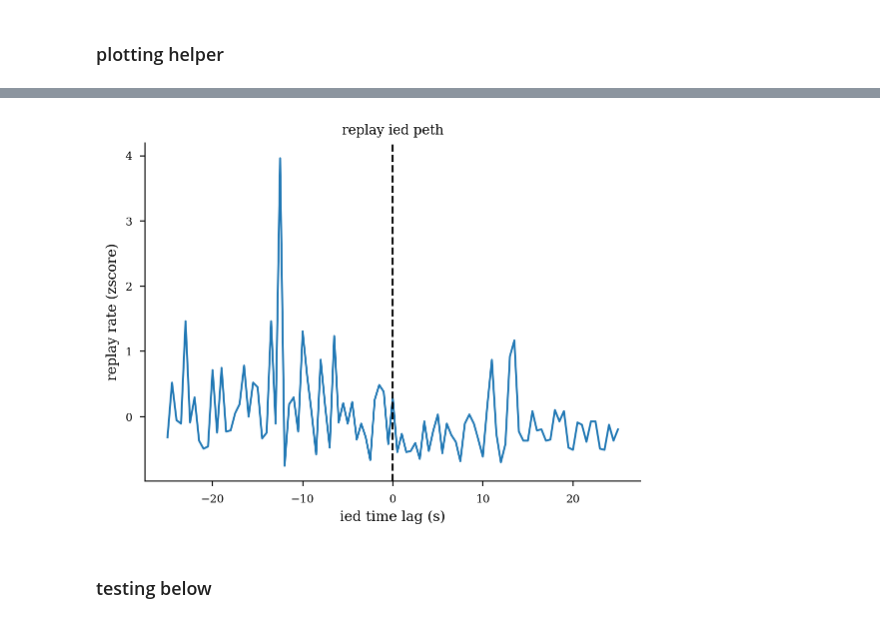
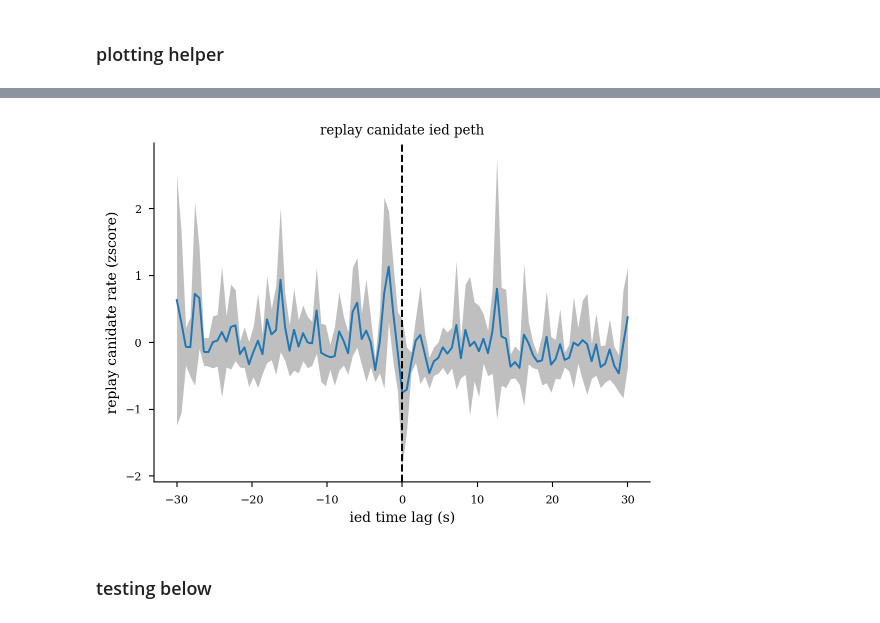
Before and after one commit to ryanharvey1/ad_ied, a Jupyter notebook: scripts/replay/replay_ied.ipynb, the cells around one changed output, grey strips where cells are left out. Drawn from its saved outputs; the diff is of its cells as text; code cells hidden in the pictures.

```diff
--- a/scripts/replay/replay_ied.ipynb
+++ b/scripts/replay/replay_ied.ipynb
@@ -32,7 +34,7 @@ fig_save_path = r'D:\github\ad_ied\results'
 # %% [markdown]
 ## load replay results
 # %%
-save_path = r"D:\github\ad_ied\results\replay_v2"
+save_path = r"D:\github\ad_ied\results\replay_v3"
 
-df = replay_run.load_results(save_path,pre_task_post=True,verbose=True)
+df = replay_run.load_results(save_path,pre_task_post=True,verbose=False)
 # df = df.query("decoding_median_error < 23 & score_pval_col_cycle < 0.05 & score_pval_time_swap<0.05")
@@ -131,0 +225,4 @@ Name: label, dtype: int64
+# %%
+for basepath in results_df.basepath.unique():
+    pre_sleep_mean = results_df.query("basepath == @basepath & epoch=='pre_sleep'").trajectory_score.mean()
+    results_df.loc[results_df.basepath == basepath,"traj_score_presleep_norm"] = results_df.query("basepath == @basepath").trajectory_score / pre_sleep_mean
@@ -147,4 +284,6 @@ plt.savefig(r"D:\github\ad_ied\results\relay_trajectory_score.pdf",dpi=300,bbox_
 # %%
+query = "epoch.str.contains('post') & decoding_median_error < 25 & score_pval_col_cycle < 0.05"
+
 fig, ax = plt.subplots(2,3,
     figsize=functions.set_size("thesis", fraction=2, subplots=(2.5, 3)),
     edgecolor=None,
@@ -180,8 +319,8 @@ for ax_ in ax:
     ax_.set_xlabel("")
 sns.despine()
 
-plt.savefig(r"D:\github\ad_ied\results\other_replay_metrics.pdf",dpi=300,
-    bbox_inches="tight",
-)
+# plt.savefig(r"D:\github\ad_ied\results\other_replay_metrics.pdf",dpi=300,
+#     bbox_inches="tight",
+# )
 plt.show()
 # %% [output]
@@ -212,0 +350,6 @@ psth_zscore[:] = (psth.values - np.nanmean(psth.values,axis=0)) / np.std(psth.va
+# %%
+psth_replay_zscore = psth_replay.copy()
+psth_replay_zscore[:] = (psth_replay.values - np.nanmean(psth_replay.values,axis=0)) / np.std(psth_replay.values,axis=0)
+
+psth_replay_canidate_zscore= psth_replay_canidate.copy()
+psth_replay_canidate_zscore[:] = (psth_replay_canidate.values - np.nanmean(psth_replay_canidate.values,axis=0)) / np.std(psth_replay_canidate.values,axis=0)
@@ -213,15 +397,23 @@ psth_zscore[:] = (psth.values - np.nanmean(psth.values,axis=0)) / np.std(psth.va
 # %%
-psth_zscore.mean(axis=1).plot()
+lower, upper = confidence_intervals(psth_replay_canidate_zscore.values.T)
+psth_replay_canidate_zscore.mean(axis=1).plot()
+
+plt.fill_between(
+    psth_replay_canidate_zscore.index,
+    lower,
+    upper,
+    color="gray",
+    alpha=0.5,
+    linewidth=0,
+)
+
 plt.xlabel("ied time lag (s)")
-plt.ylabel("replay rate (zscore)")
-plt.title("replay ied peth")
+plt.ylabel("replay canidate rate (zscore)")
+plt.title("replay canidate ied peth")
 plt.axvline(0,color="k",linestyle="--")
 sns.despine()
-plt.savefig(r"D:\github\ad_ied\results\avg_replay_ied_peth.pdf",dpi=300,
-    bbox_inches="tight",
-)
 # %% [output]
-[figure, old version]
+[figure, new version]
 # %% [markdown]
 ### testing below
 # %%
```
Also changed, not shown: parts of 23 cells of this notebook, 1 other file.
